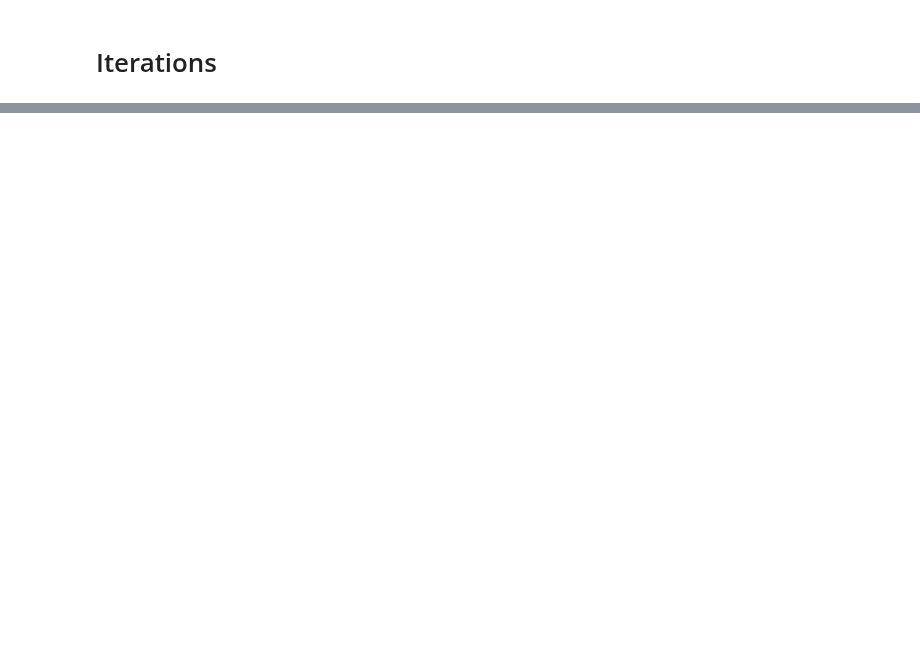
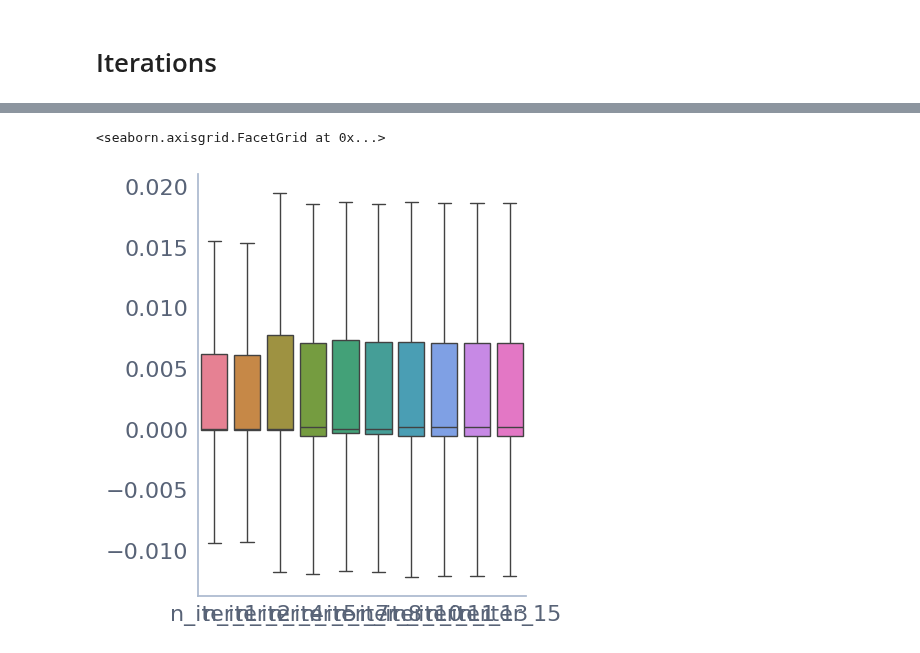
Before and after one commit to leo-schultheiss/compare_variance_residual, a Jupyter notebook: compare_variance_residual/fmri/brain_maps_n_iter_validation.ipynb, the cells around one changed output, grey strips where cells are left out. Saved outputs shown, nothing was run; the diff lists cells and outputs as text; code cells hidden in the pictures; blank space fills up the shorter version.

Commit message:
set n_iter to 5

```diff
--- a/compare_variance_residual/fmri/brain_maps_n_iter_validation.ipynb
+++ b/compare_variance_residual/fmri/brain_maps_n_iter_validation.ipynb
@@ -50,8 +52,9 @@ Y, n_samples_train = load_brain_data(data_dir, subject, modality)
 # %% [markdown]
 # Iterations
 # %%
-n_iter_range = np.linspace(1, 100, 10).astype(int)
+n_iter_range = np.linspace(1, 15, 10).astype(int)
 # turn to python ints
+n_iter_range = np.unique(n_iter_range)
 n_iter_range = [int(n_iter) for n_iter in n_iter_range]
 n_iter_range
 # %% [output]
@@ -59,6 +62,4 @@ n_iter_range
 # %%
-from sklearn.metrics import r2_score
-
 cv_scores = pd.DataFrame()
 for _n_iter in n_iter_range:
     print(_n_iter)
@@ -83,8 +84,6 @@ for _n_iter in n_iter_range:
 
         pipeline.fit(X[:n_samples_train], Y[:n_samples_train])
 
-
-
         prediction = pipeline.predict(X[n_samples_train:])
         prediction = backend.to_numpy(prediction)
 
@@ -95,6 +94,8 @@ for _n_iter in n_iter_range:
         cv_score = max(cv_score, key=lambda x: x.mean())
 
         r2 = himalaya.scoring.r2_score(Y[n_samples_train:], prediction)
+        r2 = backend.to_numpy(r2)
+
         result = pd.DataFrame(
             {
                 'correlation_score': correlation,
@@ -104,8 +105,11 @@ for _n_iter in n_iter_range:
         )
 
         result.to_csv(path)
+        cv_scores[f"n_iter_{_n_iter}"] = result['r2_score']
     else:
         print("File exists")
         result = pd.read_csv(path)
+        cv_scores[f"n_iter_{_n_iter}"] = result['r2_score']
+cv_scores.head()
 # %% [output]
 1
@@ -116,2 +150,5 @@ TypeError: can't convert cuda:0 device type tensor to numpy. Use Tensor.cpu() to
 # %%
-sns.catplot(data=cv_scores, kind='box')
+sns.catplot(data=cv_scores, kind='box', showfliers=False)
+# %% [output]
+<seaborn.axisgrid.FacetGrid at 0x...>
+[figure, added]
```
Also changed, not shown: parts of 9 cells of this notebook, 1 other file.
